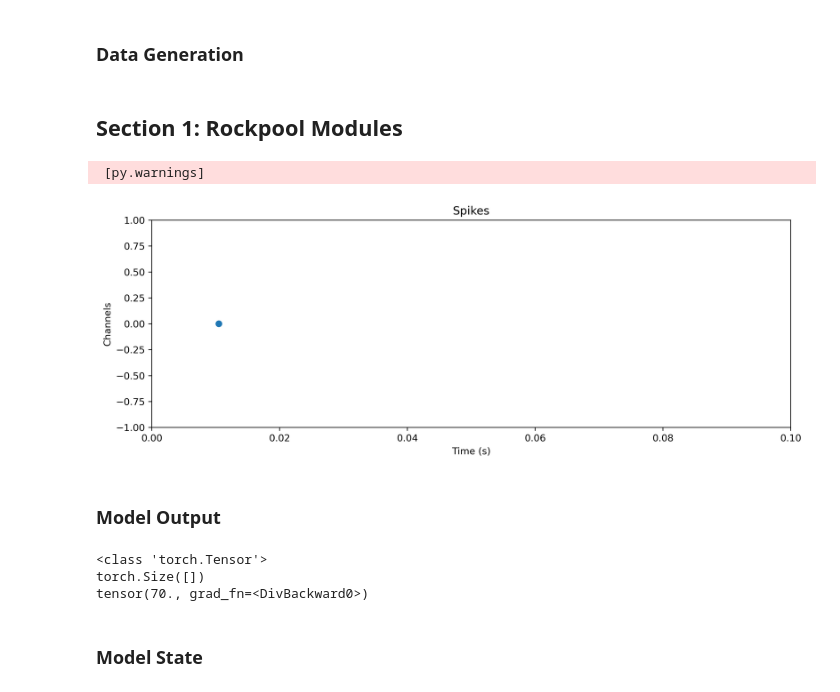
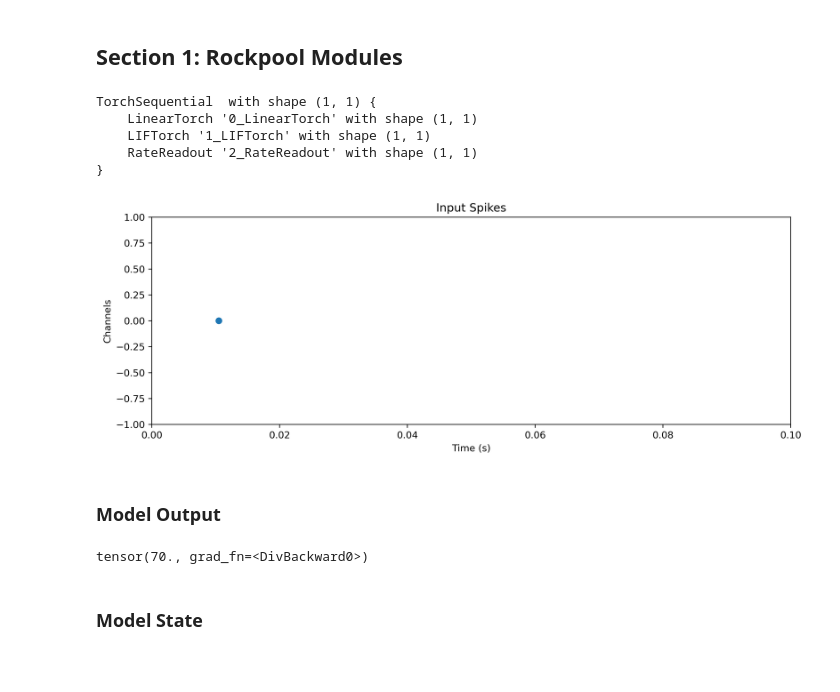
Before and after one commit to synsense/snn-workshop-amld-2022, a Jupyter notebook: 3. Training SNNs from scracth/training_snn_rate.ipynb, the cells around one changed output. Cells and saved outputs as stored; diff of their text form; code cells hidden in the pictures; blank space fills up the shorter version.

```diff
--- a/3. Training SNNs from scracth/training_snn_rate.ipynb
+++ b/3. Training SNNs from scracth/training_snn_rate.ipynb
@@ -134,2 +74,0 @@ def plot_LIF_record(
-# %% [markdown]
-### Data Generation
@@ -243,26 +81,27 @@ lin_0 = LinearTorch((1, 1), weight = torch.tensor([[.5]]), has_bias=False)
 neuron_0 = LIFTorch((1, 1), spike_generation_fn=PeriodicExponential)
 readout_0 = RateReadout((1,1), dt=dt)
 model_0 = Sequential(lin_0, neuron_0, readout_0)
+
+model_0
 # %% [output]
- [py.warnings]
+TorchSequential  with shape (1, 1) {
+    LinearTorch '0_LinearTorch' with shape (1, 1)
+    LIFTorch '1_LIFTorch' with shape (1, 1)
+    RateReadout '2_RateReadout' with shape (1, 1)
+}
 # %%
 _input = one_spike_sample(t_spike=10e-3, duration=100e-3, dt=dt)
-input_ts = TSEvent.from_raster(_input[0], dt=dt, name="Spikes")
-input_ts.plot();
+plot_raster(_input, "Input Spikes", dt)
 # %% [output]
-[figure, old version]
+[figure, new version]
 # %%
 model_0.reset_state()
 tsOutput_0, new_state_0, record_dict_0 = model_0(_input[0], record = True)
 # %% [markdown]
 ### Model Output
-# %%
-print(type(tsOutput_0))
-print(tsOutput_0.shape)
-print(tsOutput_0)
-# %% [output]
-<class 'torch.Tensor'>
-torch.Size([])
-tensor(70., grad_fn=<DivBackward0>)
+# %%
+print(tsOutput_0)
+# %% [output]
+tensor(70., grad_fn=<DivBackward0>)
 # %% [markdown]
 ### Model State
```
Also changed, not shown: parts of 35 cells of this notebook.
